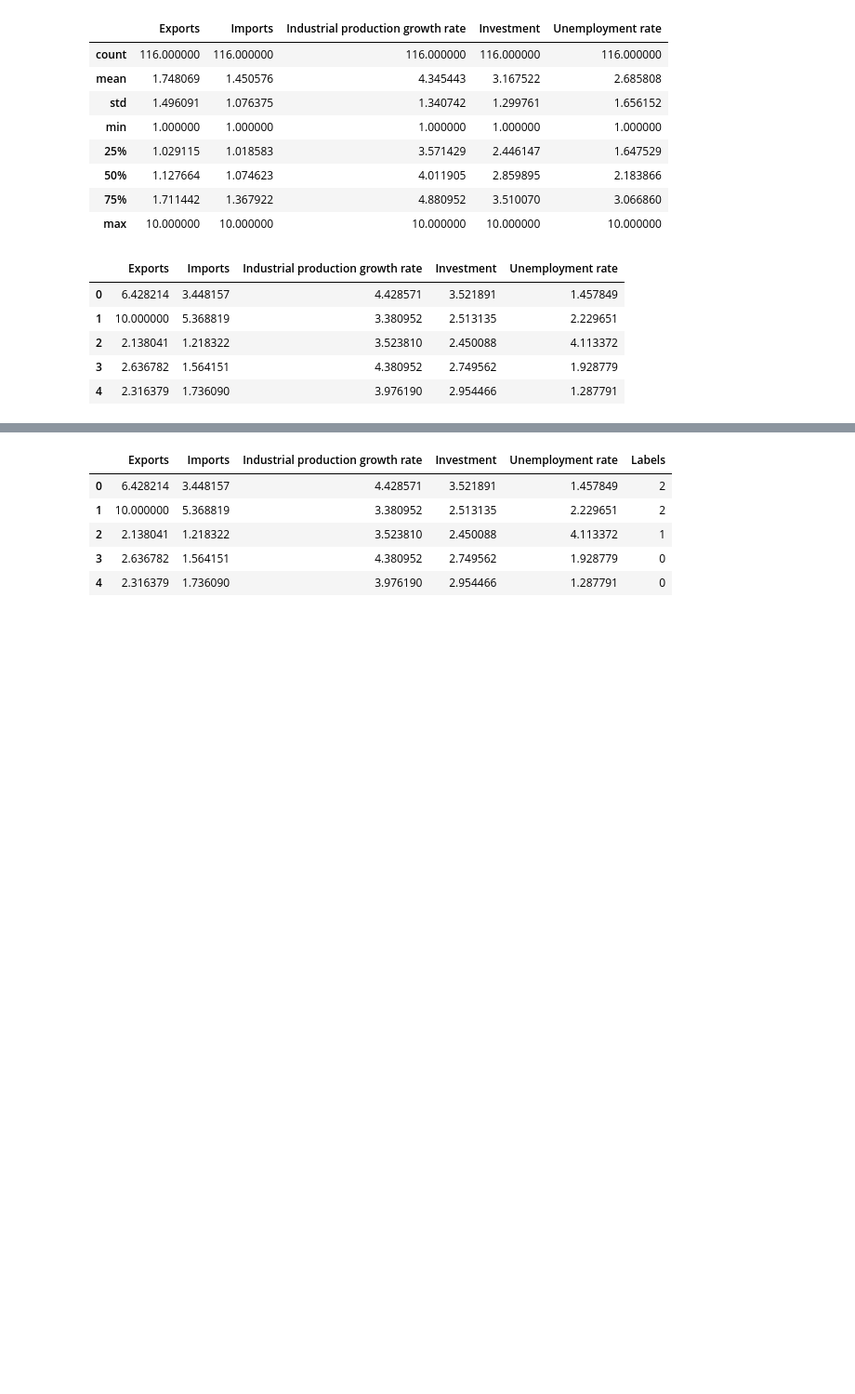
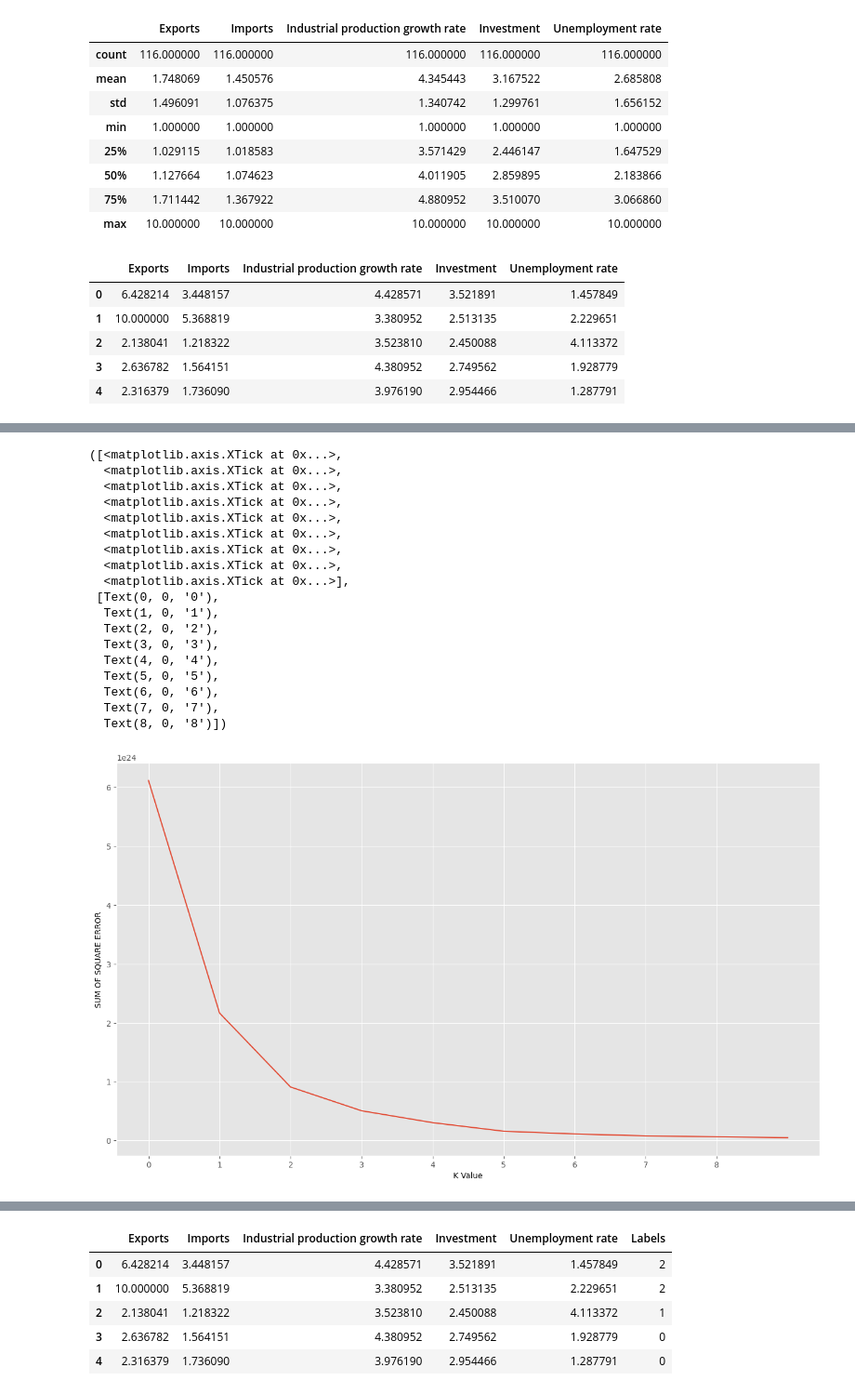
Before and after one commit to JaxToon/TubesMachineLearning, a Jupyter notebook: kmeans.ipynb, the cells around one changed output, grey strips where cells are left out. Shown: that part at 93% size. Saved outputs shown, nothing was run; the diff lists cells and outputs as text; code cells hidden in the pictures; blank space fills up the shorter version.

```diff
--- a/kmeans.ipynb
+++ b/kmeans.ipynb
@@ -115,6 +115,44 @@ def plotClustering (dataf,hasilLabel, hasilCenteroid,totalIterasi):
     plt.scatter (x = data_2d[:,0], y = data_2d[:,1], c = hasilLabel)
     plt.scatter (x = centeroid_2d[:,0], y = centeroid_2d[:,1])
     plt.show()
+# %%
+kmeans = KMeans(3)
+kmeans.fit(dataf)
+
+pd.DataFrame(kmeans.cluster_centers_, columns=features).T
+
+k_range = range(1, 11)
+inertias = []
+for k in k_range:
+    km = KMeans(n_clusters=k)
+    km.fit(data[['Exports', 'Imports', 'Industrial production growth rate', 'Investment', 'Unemployment rate']])
+    inertias.append(km.inertia_)
+y = np.zeros(len(inertias))
+
+plt.plot(inertias)
+plt.xlabel('K Value')
+plt.ylabel('SUM OF SQUARE ERROR')
+plt.xticks(np.arange(0, 9, 1))
+# %% [output]
+([<matplotlib.axis.XTick at 0x...>,
+  <matplotlib.axis.XTick at 0x...>,
+  <matplotlib.axis.XTick at 0x...>,
+  <matplotlib.axis.XTick at 0x...>,
+  <matplotlib.axis.XTick at 0x...>,
+  <matplotlib.axis.XTick at 0x...>,
+  <matplotlib.axis.XTick at 0x...>,
+  <matplotlib.axis.XTick at 0x...>,
+  <matplotlib.axis.XTick at 0x...>],
+ [Text(0, 0, '0'),
+  Text(1, 0, '1'),
+  Text(2, 0, '2'),
+  Text(3, 0, '3'),
+  Text(4, 0, '4'),
+  Text(5, 0, '5'),
+  Text(6, 0, '6'),
+  Text(7, 0, '7'),
+  Text(8, 0, '8')])
+[figure, added]
 # %%
 iterasiMax = 100
 k = 3
```
Also changed, not shown: parts of 5 cells of this notebook.
